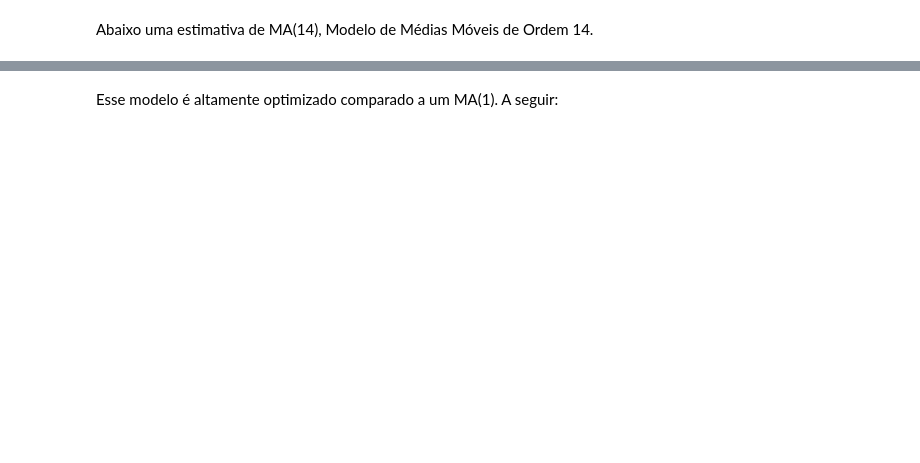
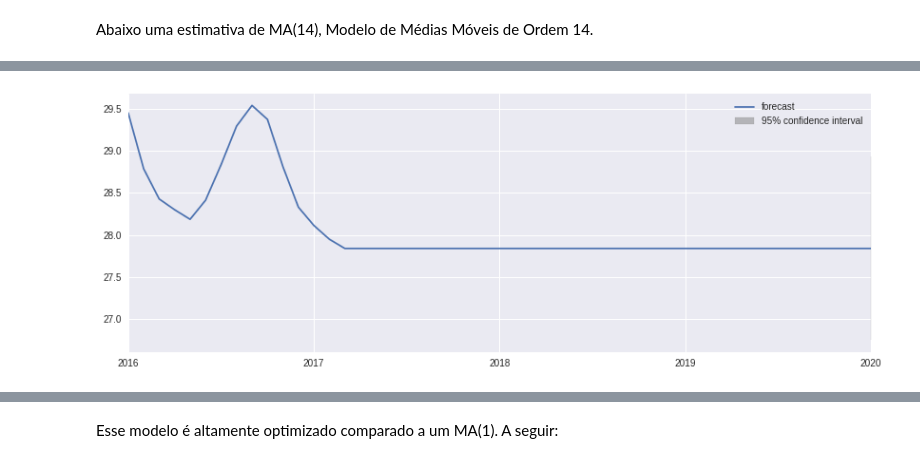
Before and after one commit to TailUFPB/SeriesTemporaisAcademico, a Jupyter notebook: Apresentação_academico.ipynb, the cells around one changed output, grey strips where cells are left out. Saved outputs shown, nothing was run; the diff lists cells and outputs as text; code cells hidden in the pictures; blank space fills up the shorter version.

```diff
--- a/Apresentação_academico.ipynb
+++ b/Apresentação_academico.ipynb
@@ -480,10 +456,10 @@ plt.figure(figsize=[14,5], dpi=80)
 data_form_month = df_1.copy()
 
 data_form_month['YEAR'] =  pd.to_datetime(data_form_month['YEAR'], format='%Y-%m-%d')
+data_form_month.set_index(data_form_month['YEAR'], inplace=True)
+data_form_month.drop("YEAR", axis=1, inplace=True)
 
-
-
-plt.plot(data_form_month.YEAR, data_form_month.TEMPERATURE, label='Média mensal (em Celsius)')
+plt.plot(data_form_month, label='Média mensal (em Celsius)')
 
 plt.title("Médias mensais da temperatura em Manaus ")
 plt.legend()
@@ -593,0 +537,6 @@ KeyError: ignored
+# %%
+from statsmodels.tsa.arima_model import ARMA
+
+mod0 = ARMA(data_form_month.TEMPERATURE,order=(0,14))
+res0 = mod0.fit()
+print(res0.summary())
@@ -593,0 +561,13 @@ KeyError: ignored
+# %%
+plt.style.use('seaborn')
+
+fig, ax = plt.subplots()
+
+fig = res0.plot_predict('2016','2020', dynamic=True, ax=ax, plot_insample=False)
+
+fig.set_size_inches(14,5)
+plt.legend()
+
+plt.show()
+# %% [output]
+[figure, added]
```
Also changed, not shown: parts of 60 cells of this notebook.
